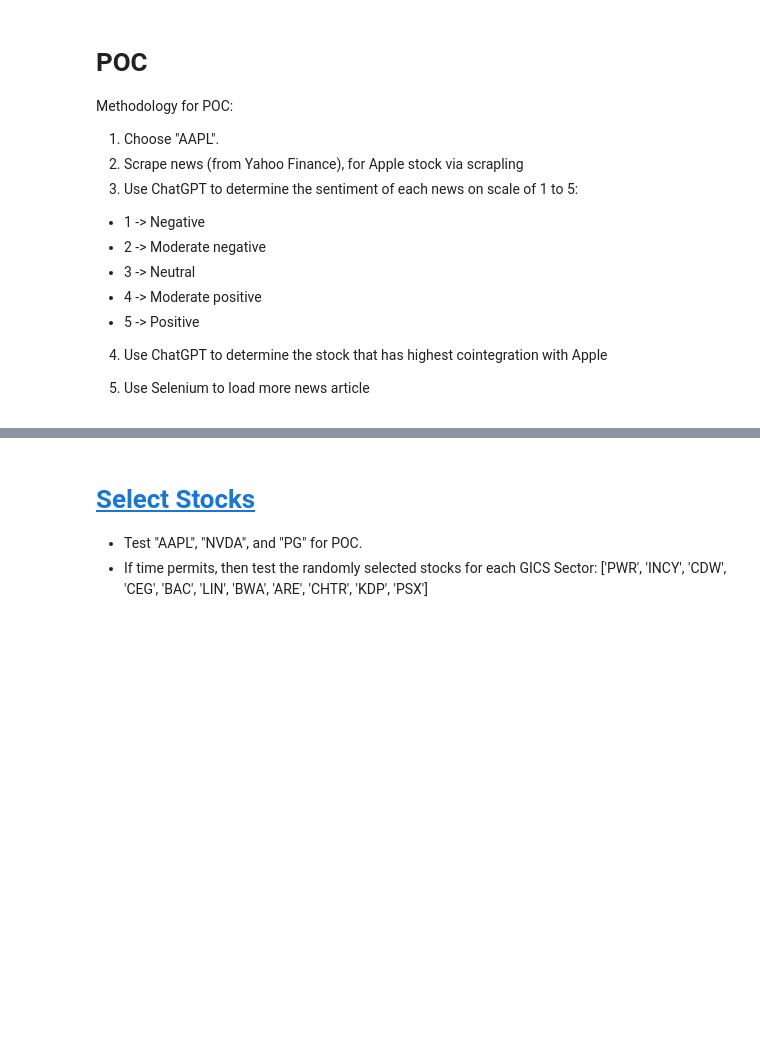
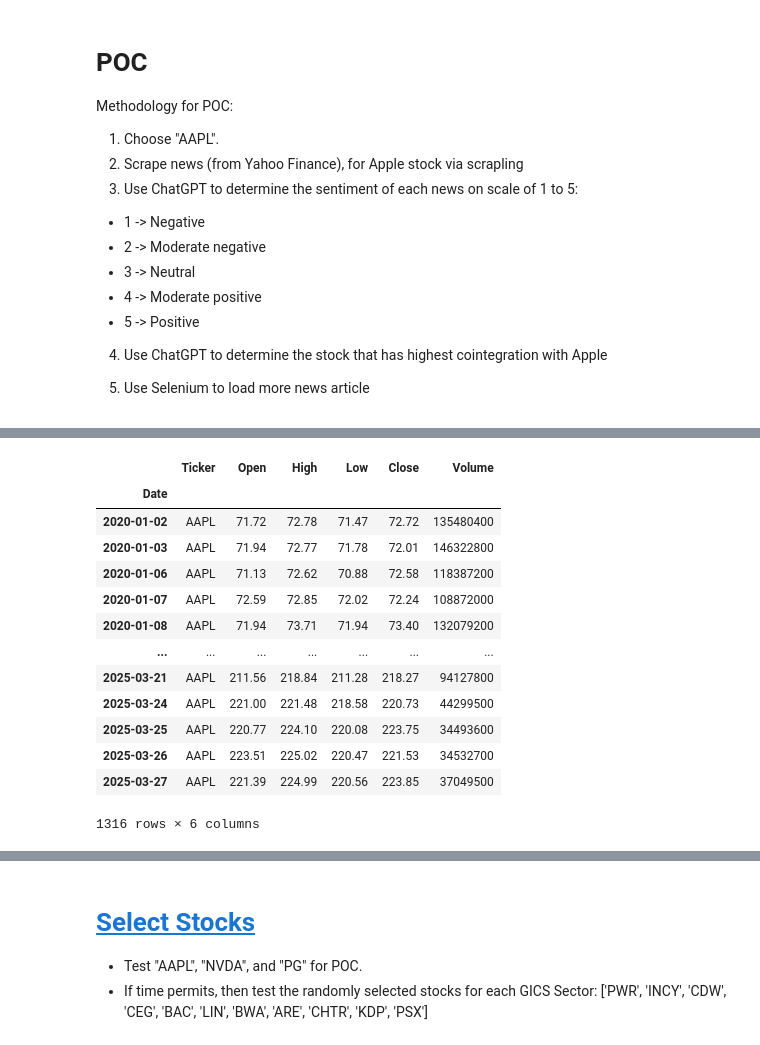
Before and after one commit to CKAbundant/sentiment, a Jupyter notebook: poc.ipynb, the cells around one changed output, grey strips where cells are left out. Cells and saved outputs as stored; diff of their text form; code cells hidden in the pictures; blank space fills up the shorter version.

```diff
--- a/poc.ipynb
+++ b/poc.ipynb
@@ -73,0 +77,21 @@ from src.analyze_coint import AnalyzeCoint
+# %%
+stock_dir = "./data/stock"
+ticker = "AAPL"
+
+df = pd.read_parquet(f"{stock_dir}/{ticker}.parquet")
+df
+# %% [output]
+|  | Ticker | Open | High | Low | Close | Volume |
+| Date |  |  |  |  |  |  |
+| 2020-01-02 | AAPL | 71.72 | 72.78 | 71.47 | 72.72 | 135480400 |
+| 2020-01-03 | AAPL | 71.94 | 72.77 | 71.78 | 72.01 | 146322800 |
+| 2020-01-06 | AAPL | 71.13 | 72.62 | 70.88 | 72.58 | 118387200 |
+| 2020-01-07 | AAPL | 72.59 | 72.85 | 72.02 | 72.24 | 108872000 |
+| 2020-01-08 | AAPL | 71.94 | 73.71 | 71.94 | 73.40 | 132079200 |
+| ... | ... | ... | ... | ... | ... | ... |
+| 2025-03-21 | AAPL | 211.56 | 218.84 | 211.28 | 218.27 | 94127800 |
+| 2025-03-24 | AAPL | 221.00 | 221.48 | 218.58 | 220.73 | 44299500 |
+| 2025-03-25 | AAPL | 220.77 | 224.10 | 220.08 | 223.75 | 34493600 |
+| 2025-03-26 | AAPL | 223.51 | 225.02 | 220.47 | 221.53 | 34532700 |
+| 2025-03-27 | AAPL | 221.39 | 224.99 | 220.56 | 223.85 | 37049500 |
+1316 rows × 6 columns
```
Also changed, not shown: parts of 3 cells of this notebook, 4 other files.
